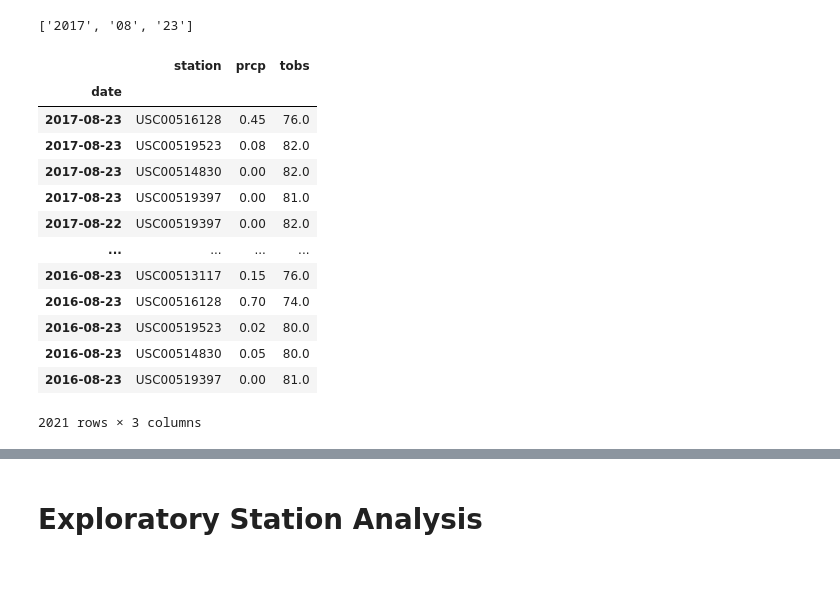
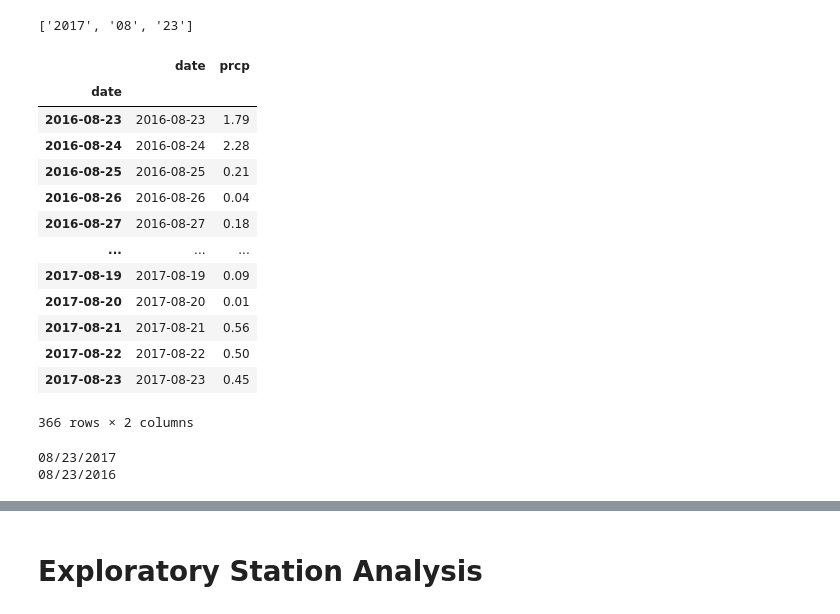
Before and after one commit to beaujeffrey03/sqlalchemy-challenge, a Jupyter notebook: climate_starter.ipynb, the cells around one changed output, grey strips where cells are left out. Cells and saved outputs as stored; diff of their text form; code cells hidden in the pictures; blank space fills up the shorter version.

Commit message:
Got precip data to plot correctly with xticks.

```diff
--- a/climate_starter.ipynb
+++ b/climate_starter.ipynb
@@ -137,29 +137,44 @@ measdate_split
 # %%
 # Design a query to retrieve the last 12 months of precipitation data and plot the results.
 # Calculate the date one year from the last date in data set.
 last_12_months = dt.date(int(measdate_split[0]),
                          int(measdate_split[1]),
                          int(measdate_split[2])) - dt.timedelta(days=365)
 
 # Save the query results as a Pandas DataFrame and set the index to the date column
 # Sort the dataframe by date
-measurement_12m_df = measurement_df.loc[measurement_df['date'] >= str(last_12_months)]
-measurement_12m_df.set_index('date', inplace=True)
-measurement_12m_df.sort_values(by='date', ascending=False)
+precip_12m_df = measurement_df.loc[measurement_df['date'] >= str(last_12_months)]
+# precip_12m_df.set_index('date', inplace=True)
+# precip_12m_df.sort_values(by='date', ascending=True)
+precip_12m_df
 
-# Use Pandas Plotting with Matplotlib to plot the data
+precip_12m_df = precip_12m_df.groupby('date')
+precip_12m_df = precip_12m_df[['date', 'prcp']]
+precip_12m_df = precip_12m_df.max()
+precip_12m_df
 # %% [output]
-|  | station | prcp | tobs |
-| date |  |  |  |
-| 2017-08-23 | USC00516128 | 0.45 | 76.0 |
-| 2017-08-23 | USC00519523 | 0.08 | 82.0 |
-| 2017-08-23 | USC00514830 | 0.00 | 82.0 |
-| 2017-08-23 | USC00519397 | 0.00 | 81.0 |
-| 2017-08-22 | USC00519397 | 0.00 | 82.0 |
-| ... | ... | ... | ... |
-| 2016-08-23 | USC00513117 | 0.15 | 76.0 |
-| 2016-08-23 | USC00516128 | 0.70 | 74.0 |
-| 2016-08-23 | USC00519523 | 0.02 | 80.0 |
-| 2016-08-23 | USC00514830 | 0.05 | 80.0 |
-| 2016-08-23 | USC00519397 | 0.00 | 81.0 |
+|  | date | prcp |
+| date |  |  |
+| 2016-08-23 | 2016-08-23 | 1.79 |
+| 2016-08-24 | 2016-08-24 | 2.28 |
+| 2016-08-25 | 2016-08-25 | 0.21 |
+| 2016-08-26 | 2016-08-26 | 0.04 |
+| 2016-08-27 | 2016-08-27 | 0.18 |
+| ... | ... | ... |
+| 2017-08-19 | 2017-08-19 | 0.09 |
+| 2017-08-20 | 2017-08-20 | 0.01 |
+| 2017-08-21 | 2017-08-21 | 0.56 |
+| 2017-08-22 | 2017-08-22 | 0.50 |
+| 2017-08-23 | 2017-08-23 | 0.45 |
-2021 rows × 3 columns
+366 rows × 2 columns
+# %%
+fmtd_last_date = dt.date(int(measdate_split[0]), int(measdate_split[1]), int(measdate_split[2]))
+fmtd_last_date = fmtd_last_date.strftime('%m/%d/%Y')
+
+fmtd_last_12_months = last_12_months.strftime('%m/%d/%Y')
+
+print(fmtd_last_date)
+print(fmtd_last_12_months)
+# %% [output]
+08/23/2017
+08/23/2016
```
Also changed, not shown: parts of 2 cells of this notebook.
